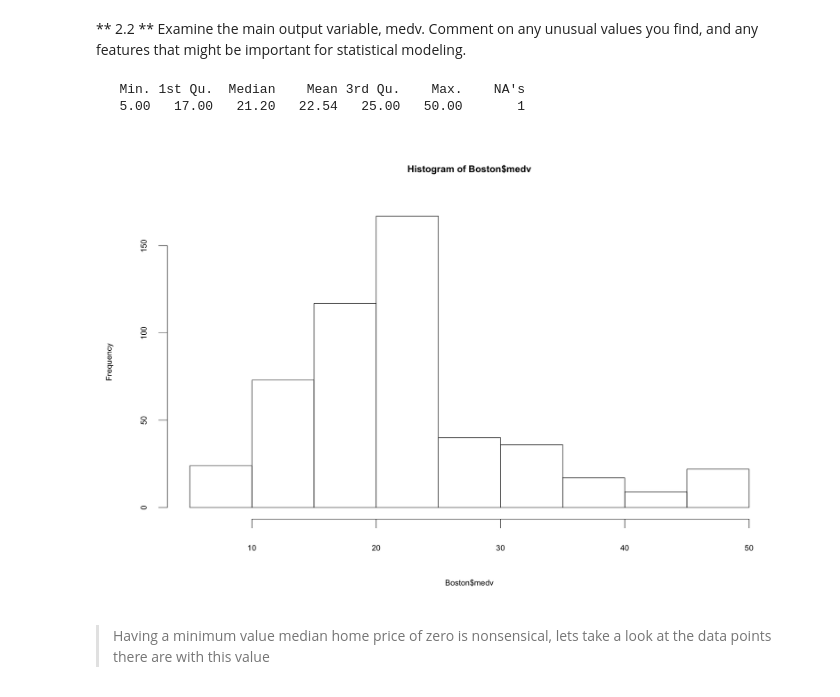
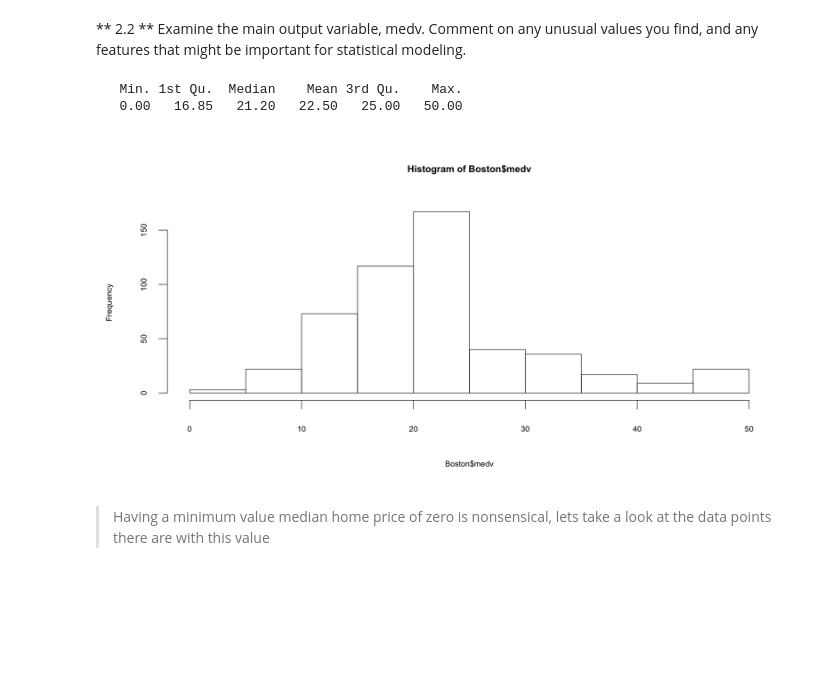
Before and after one commit to ansjory/W203_live_session_repo, a Jupyter notebook: unit_2/unit_2_ls_inst.ipynb, the cells around one changed output. Drawn from its saved outputs; the diff is of its cells as text; code cells hidden in the pictures; blank space fills up the shorter version.

```diff
--- a/unit_2/unit_2_ls_inst.ipynb
+++ b/unit_2/unit_2_ls_inst.ipynb
@@ -74,13 +74,13 @@ scatterplotMatrix(Boston[,11:15])
 # %% [markdown]
 ** 2.2 ** Examine the main output variable, medv.  Comment on any unusual values you find, and any features that might be important for statistical modeling.
 # %%
-options(repr.plot.height = 10, repr.plot.width = 15, repr.plot.pointsize = 22)
+options(repr.plot.height = 7.5, repr.plot.width = 15, repr.plot.pointsize = 22)
 hist(Boston$medv)
 summary(Boston$medv)
 # %% [output]
-   Min. 1st Qu.  Median    Mean 3rd Qu.    Max.    NA's
-   5.00   17.00   21.20   22.54   25.00   50.00       1
+   Min. 1st Qu.  Median    Mean 3rd Qu.    Max.
+   0.00   16.85   21.20   22.50   25.00   50.00
-[figure, old version]
+[figure, new version]
 # %% [markdown]
 >Having a minimum value median home price of zero is nonsensical, lets take a look at the data points there are with this value
 # %%
```
Also changed, not shown: parts of 2 cells of this notebook.
